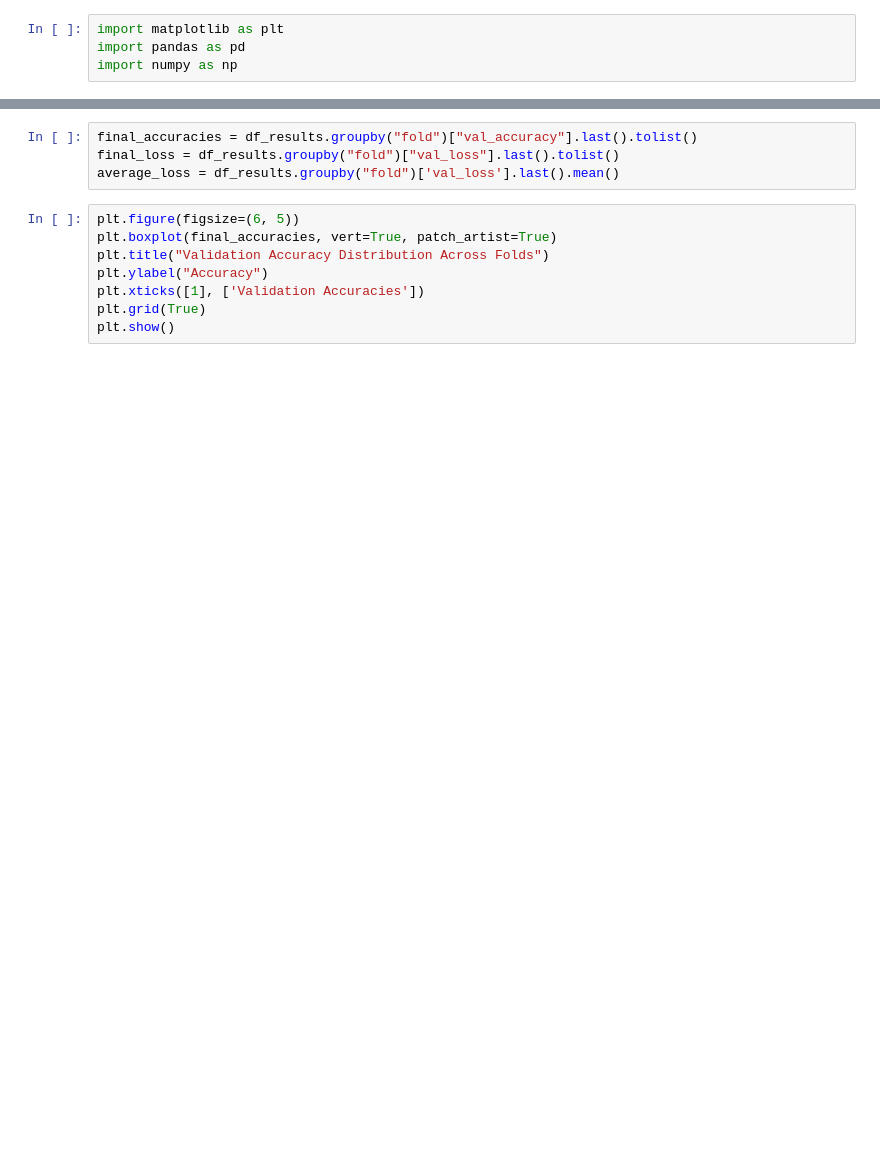
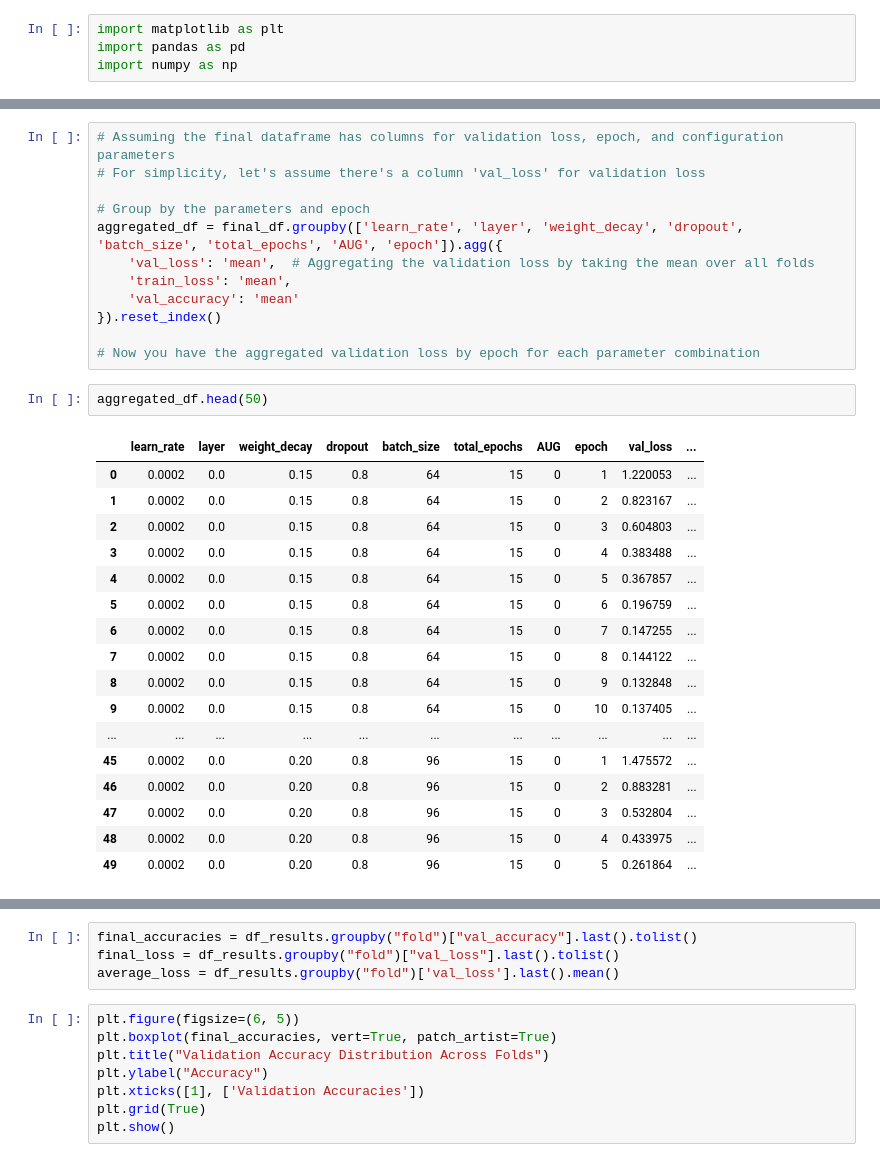
Before and after one commit to ashley-m/UrbanAdversary, a Jupyter notebook: plot.ipynb, the cells around one changed output, grey strips where cells are left out. Saved outputs shown, nothing was run; the diff lists cells and outputs as text; blank space fills up the shorter version.

```diff
--- a/plot.ipynb
+++ b/plot.ipynb
@@ -4,0 +56,32 @@ import numpy as np
+# %%
+# Assuming the final dataframe has columns for validation loss, epoch, and configuration parameters
+# For simplicity, let's assume there's a column 'val_loss' for validation loss
+
+# Group by the parameters and epoch
+aggregated_df = final_df.groupby(['learn_rate', 'layer', 'weight_decay', 'dropout', 'batch_size', 'total_epochs', 'AUG', 'epoch']).agg({
+    'val_loss': 'mean',  # Aggregating the validation loss by taking the mean over all folds
+    'train_loss': 'mean',
+    'val_accuracy': 'mean'
+}).reset_index()
+
+# Now you have the aggregated validation loss by epoch for each parameter combination
+# %%
+aggregated_df.head(50)
+# %% [output]
+|  | learn_rate | layer | weight_decay | dropout | batch_size | total_epochs | AUG | epoch | val_loss | ... |
+| 0 | 0.0002 | 0.0 | 0.15 | 0.8 | 64 | 15 | 0 | 1 | 1.220053 | ... |
+| 1 | 0.0002 | 0.0 | 0.15 | 0.8 | 64 | 15 | 0 | 2 | 0.823167 | ... |
+| 2 | 0.0002 | 0.0 | 0.15 | 0.8 | 64 | 15 | 0 | 3 | 0.604803 | ... |
+| 3 | 0.0002 | 0.0 | 0.15 | 0.8 | 64 | 15 | 0 | 4 | 0.383488 | ... |
+| 4 | 0.0002 | 0.0 | 0.15 | 0.8 | 64 | 15 | 0 | 5 | 0.367857 | ... |
+| 5 | 0.0002 | 0.0 | 0.15 | 0.8 | 64 | 15 | 0 | 6 | 0.196759 | ... |
+| 6 | 0.0002 | 0.0 | 0.15 | 0.8 | 64 | 15 | 0 | 7 | 0.147255 | ... |
+| 7 | 0.0002 | 0.0 | 0.15 | 0.8 | 64 | 15 | 0 | 8 | 0.144122 | ... |
+| 8 | 0.0002 | 0.0 | 0.15 | 0.8 | 64 | 15 | 0 | 9 | 0.132848 | ... |
+| 9 | 0.0002 | 0.0 | 0.15 | 0.8 | 64 | 15 | 0 | 10 | 0.137405 | ... |
+| ... | ... | ... | ... | ... | ... | ... | ... | ... | ... | ... |
+| 45 | 0.0002 | 0.0 | 0.20 | 0.8 | 96 | 15 | 0 | 1 | 1.475572 | ... |
+| 46 | 0.0002 | 0.0 | 0.20 | 0.8 | 96 | 15 | 0 | 2 | 0.883281 | ... |
+| 47 | 0.0002 | 0.0 | 0.20 | 0.8 | 96 | 15 | 0 | 3 | 0.532804 | ... |
+| 48 | 0.0002 | 0.0 | 0.20 | 0.8 | 96 | 15 | 0 | 4 | 0.433975 | ... |
+| 49 | 0.0002 | 0.0 | 0.20 | 0.8 | 96 | 15 | 0 | 5 | 0.261864 | ... |
```
Also changed, not shown: parts of 9 cells of this notebook, 4 other files.
